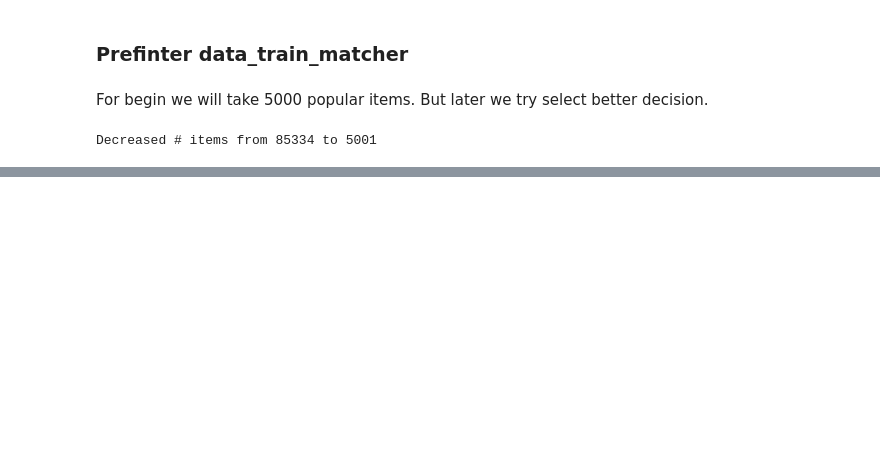
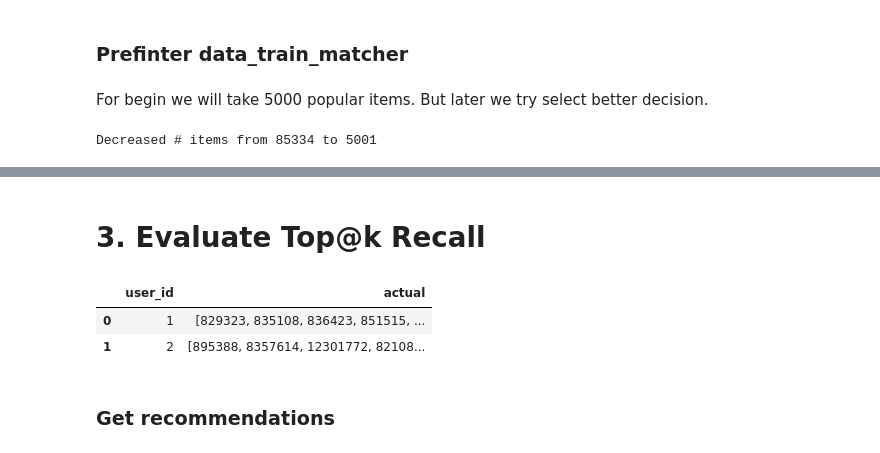
Before and after one commit to hildar/RecSys-Retail, a Jupyter notebook: train.ipynb, the cells around one changed output, grey strips where cells are left out. Cells and saved outputs as stored; diff of their text form; code cells hidden in the pictures; blank space fills up the shorter version.

```diff
--- a/train.ipynb
+++ b/train.ipynb
@@ -223,0 +226,12 @@ Decreased # items from 85334 to 5001
+# %%
+# ищем общих пользователей
+common_users = data_train_matcher.user_id.values
+
+data_val_matcher = data_val_matcher[data_val_matcher.user_id.isin(common_users)]
+data_train_ranker = data_train_ranker[data_train_ranker.user_id.isin(common_users)]
+data_val_ranker = data_val_ranker[data_val_ranker.user_id.isin(common_users)]
+
+print_stats_data(data_train_matcher,'train_matcher')
+print_stats_data(data_val_matcher,'val_matcher')
+print_stats_data(data_train_ranker,'train_ranker')
+print_stats_data(data_val_ranker,'val_ranker')
@@ -223,0 +256,10 @@ Decreased # items from 85334 to 5001
+# %% [markdown]
+# 3. Evaluate Top@k Recall
+# %%
+result_eval_matcher = data_val_matcher.groupby('user_id')['item_id'].unique().reset_index()
+result_eval_matcher.columns=['user_id', 'actual']
+result_eval_matcher.head(2)
+# %% [output]
+|  | user_id | actual |
+| 0 | 1 | [829323, 835108, 836423, 851515, ... |
+| 1 | 2 | [895388, 8357614, 12301772, 82108... |
@@ -223,0 +269,2 @@ Decreased # items from 85334 to 5001
+# %% [markdown]
+### Get recommendations
```
Also changed, not shown: parts of 27 cells of this notebook.
